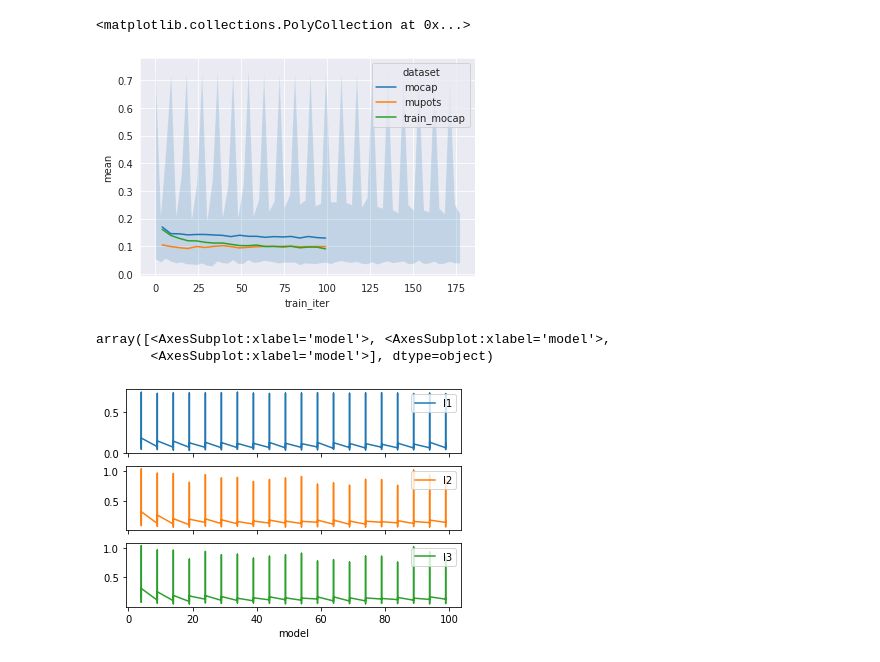
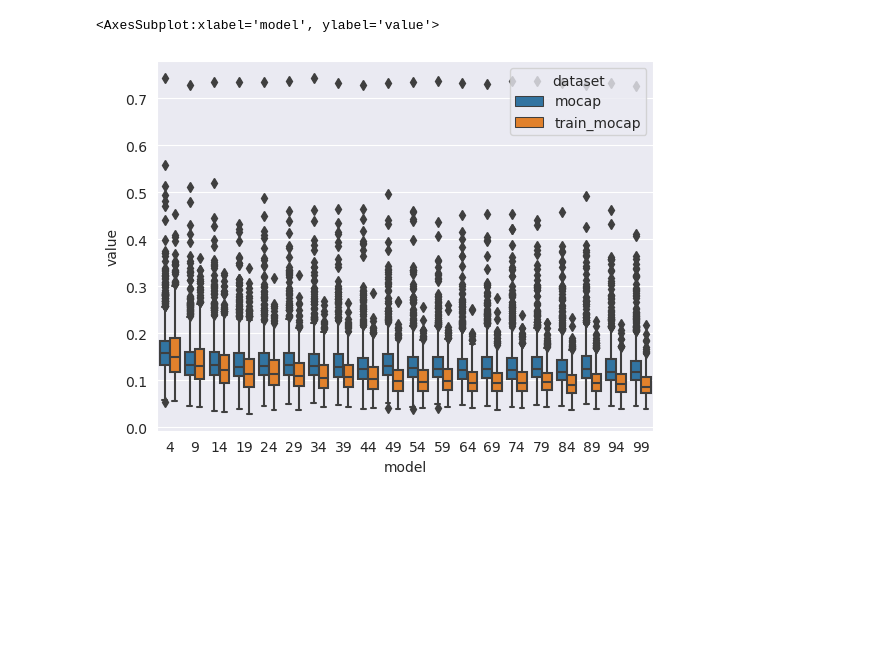
Before and after one commit to felixbmuller/MRT, a Jupyter notebook: notebooks/01_eval_training_progress.ipynb, the cells around one changed output. Drawn from its saved outputs; the diff is of its cells as text; code cells hidden in the pictures; blank space fills up the shorter version.

```diff
--- a/notebooks/01_eval_training_progress.ipynb
+++ b/notebooks/01_eval_training_progress.ipynb
@@ -19,0 +10,2 @@ df.head()
+# %%
+df_long = df.melt(["model", "dataset"], var_name="loss")
@@ -46,13 +54,5 @@ g.add_legend()
-# %%
-data = df_agg[df_agg.loss=="l1"]
-ax = sns.lineplot(data=data, x="train_iter", y="mean", hue="dataset")
-ax.fill_between(data.index, data.amin, data.amax, alpha=.2)
-# %% [output]
-<matplotlib.collections.PolyCollection at 0x...>
-[figure, removed]
-# %%
-df.plot(x="model", kind="line", subplots=True)
-# %% [output]
-array([<AxesSubplot:xlabel='model'>, <AxesSubplot:xlabel='model'>,
-       <AxesSubplot:xlabel='model'>], dtype=object)
-[figure, removed]
+# %%
+sns.boxplot(data=df_long[(df_long.loss=="l1") & (df_long.dataset != "mupots")], x="model", y="value", hue="dataset")
+# %% [output]
+<AxesSubplot:xlabel='model', ylabel='value'>
+[figure, added]
```
Also changed, not shown: parts of 5 cells of this notebook, 1 other file.
